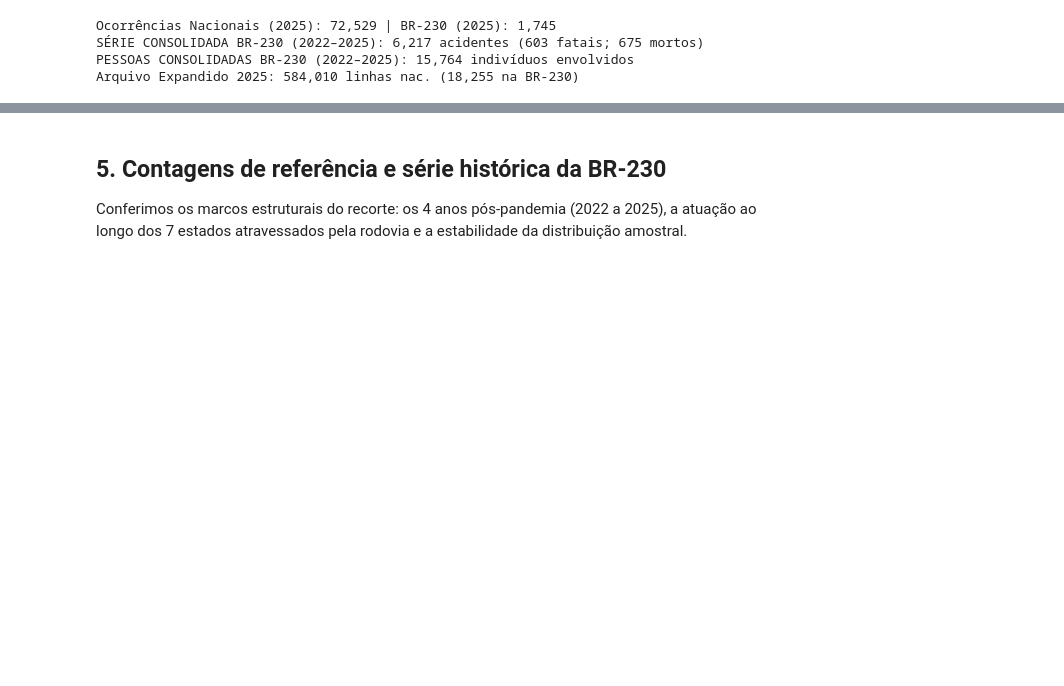
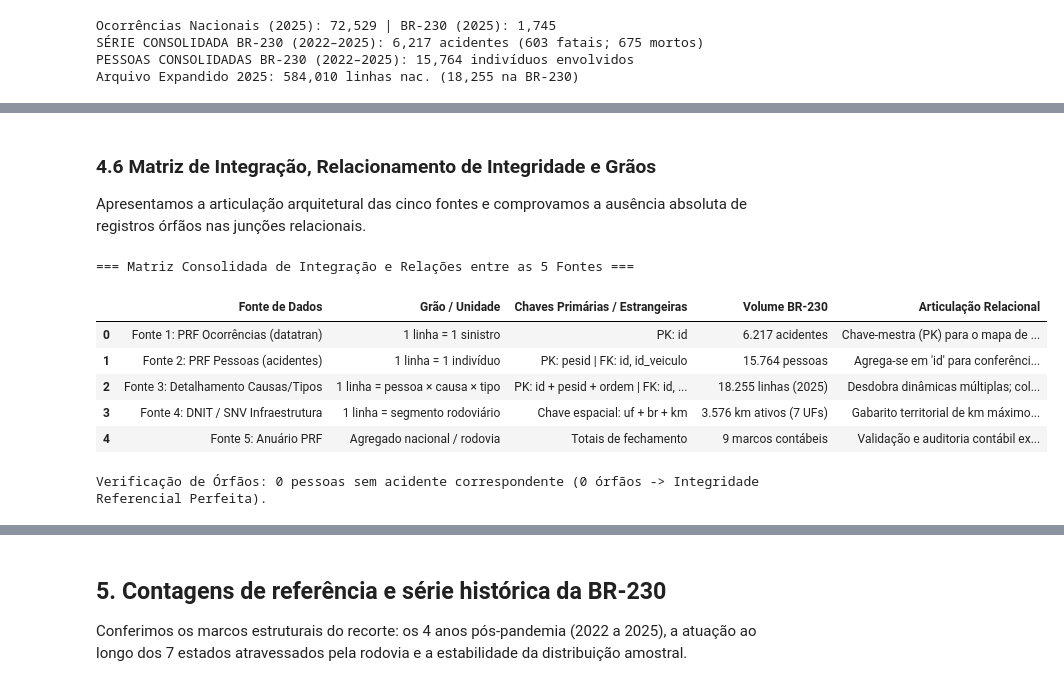
Before and after one commit to batista-neto/Prediction_of_Traffic_Accident_Risk_on_the_BR-230, a Jupyter notebook: entendimento_dados/entendimento_dados_br230.ipynb, the cells around one changed output, grey strips where cells are left out. Drawn from its saved outputs; the diff is of its cells as text; code cells hidden in the pictures; blank space fills up the shorter version.

```diff
--- a/entendimento_dados/entendimento_dados_br230.ipynb
+++ b/entendimento_dados/entendimento_dados_br230.ipynb
@@ -632,0 +704,33 @@ Não Informado      167
+# %% [markdown]
+### 4.6 Matriz de Integração, Relacionamento de Integridade e Grãos
+
+Apresentamos a articulação arquitetural das cinco fontes e comprovamos a ausência absoluta de registros órfãos nas junções relacionais.
+# %%
+# Matriz de Integração, Relacionamento de Integridade e Grãos
+matriz_integracao = pd.DataFrame(
+    [
+        {"Fonte de Dados": "Fonte 1: PRF Ocorrências (datatran)", "Grão / Unidade": "1 linha = 1 sinistro", "Chaves Primárias / Estrangeiras": "PK: id", "Volume BR-230": "6.217 acidentes", "Articulação Relacional": "Chave-mestra (PK) para o mapa de calor e alinhamento com pessoas"},
+        {"Fonte de Dados": "Fonte 2: PRF Pessoas (acidentes)", "Grão / Unidade": "1 linha = 1 indivíduo", "Chaves Primárias / Estrangeiras": "PK: pesid | FK: id, id_veiculo", "Volume BR-230": "15.764 pessoas", "Articulação Relacional": "Agrega-se em 'id' para conferência e enriquece variáveis demográficas"},
+        {"Fonte de Dados": "Fonte 3: Detalhamento Causas/Tipos", "Grão / Unidade": "1 linha = pessoa × causa × tipo", "Chaves Primárias / Estrangeiras": "PK: id + pesid + ordem | FK: id, pesid", "Volume BR-230": "18.255 linhas (2025)", "Articulação Relacional": "Desdobra dinâmicas múltiplas; colapsa para pessoas quando filtrado"},
+        {"Fonte de Dados": "Fonte 4: DNIT / SNV Infraestrutura", "Grão / Unidade": "1 linha = segmento rodoviário", "Chaves Primárias / Estrangeiras": "Chave espacial: uf + br + km", "Volume BR-230": "3.576 km ativos (7 UFs)", "Articulação Relacional": "Gabarito territorial de km máximo e perfil viário (simples/dupla)"},
+        {"Fonte de Dados": "Fonte 5: Anuário PRF", "Grão / Unidade": "Agregado nacional / rodovia", "Chaves Primárias / Estrangeiras": "Totais de fechamento", "Volume BR-230": "9 marcos contábeis", "Articulação Relacional": "Validação e auditoria contábil externa contra distorções ou perdas"},
+    ]
+)
+
+print("=== Matriz Consolidada de Integração e Relações entre as 5 Fontes ===")
+display(matriz_integracao)
+
+# Verificação formal de órfãos
+ids_ocorr_todas = set(br230["id"])
+ids_pes_todas = set(pessoas_br["id"])
+orfaos_pes = len(ids_pes_todas - ids_ocorr_todas)
+print(f"\nVerificação de Órfãos: {orfaos_pes} pessoas sem acidente correspondente (0 órfãos -> Integridade Referencial Perfeita).")
+# %% [output]
+=== Matriz Consolidada de Integração e Relações entre as 5 Fontes ===
+|  | Fonte de Dados | Grão / Unidade | Chaves Primárias / Estrangeiras | Volume BR-230 | Articulação Relacional |
+| 0 | Fonte 1: PRF Ocorrências (datatran) | 1 linha = 1 sinistro | PK: id | 6.217 acidentes | Chave-mestra (PK) para o mapa de ... |
+| 1 | Fonte 2: PRF Pessoas (acidentes) | 1 linha = 1 indivíduo | PK: pesid | FK: id, id_veiculo | 15.764 pessoas | Agrega-se em 'id' para conferênci... |
+| 2 | Fonte 3: Detalhamento Causas/Tipos | 1 linha = pessoa × causa × tipo | PK: id + pesid + ordem | FK: id, ... | 18.255 linhas (2025) | Desdobra dinâmicas múltiplas; col... |
+| 3 | Fonte 4: DNIT / SNV Infraestrutura | 1 linha = segmento rodoviário | Chave espacial: uf + br + km | 3.576 km ativos (7 UFs) | Gabarito territorial de km máximo... |
+| 4 | Fonte 5: Anuário PRF | Agregado nacional / rodovia | Totais de fechamento | 9 marcos contábeis | Validação e auditoria contábil ex... |
+Verificação de Órfãos: 0 pessoas sem acidente correspondente (0 órfãos -> Integridade Referencial Perfeita).
```
Also changed, not shown: parts of 26 cells of this notebook, 7 other files.
